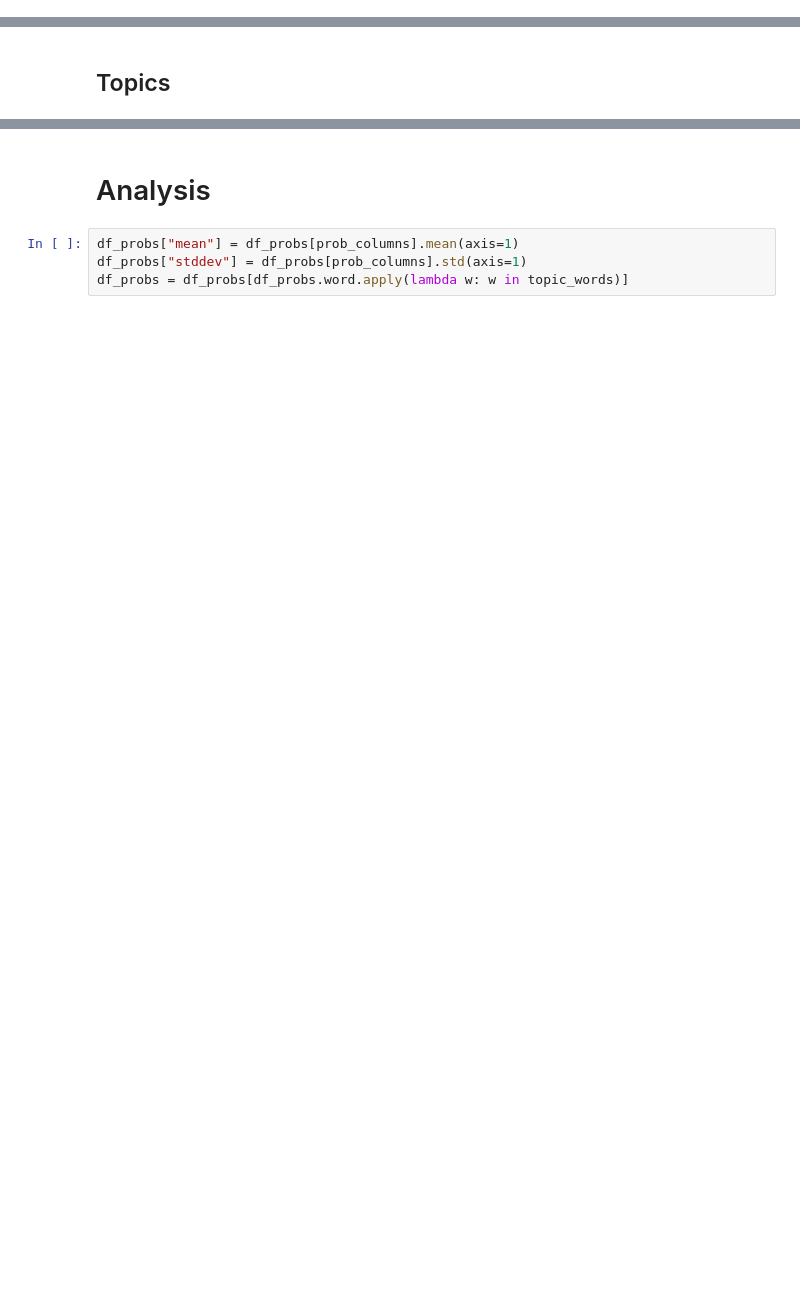
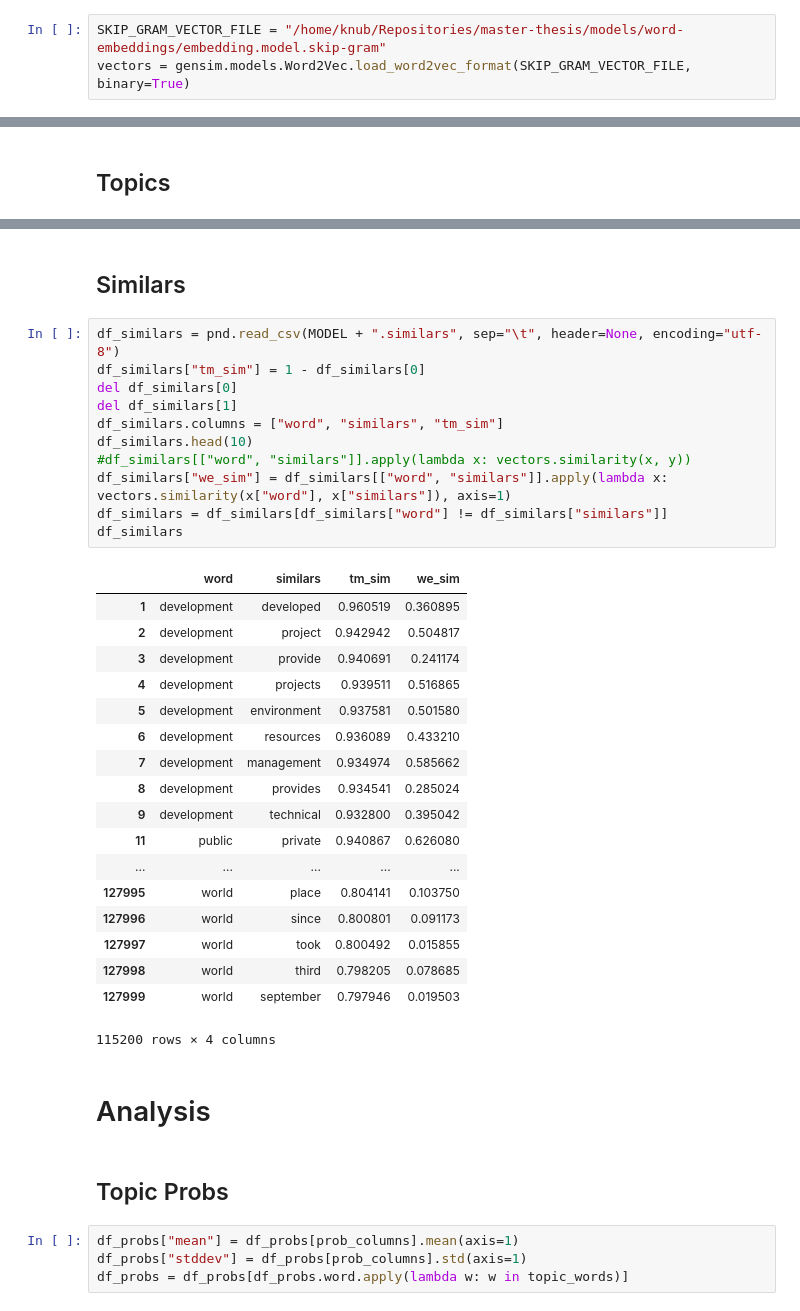
Before and after one commit to knub/master-thesis, a Jupyter notebook: notebooks/Topics.ipynb, the cells around one changed output, grey strips where cells are left out. Drawn from its saved outputs; the diff is of its cells as text; blank space fills up the shorter version.

```diff
--- a/notebooks/Topics.ipynb
+++ b/notebooks/Topics.ipynb
@@ -15,2 +27,5 @@ import matplotlib.pyplot as plt
+# %%
+SKIP_GRAM_VECTOR_FILE = "/home/knub/Repositories/master-thesis/models/word-embeddings/embedding.model.skip-gram"
+vectors = gensim.models.Word2Vec.load_word2vec_format(SKIP_GRAM_VECTOR_FILE, binary=True)
 # %% [markdown]
 ## Topic Probs
@@ -35,5 +58,39 @@ topic_words = set(df_topics.values.flatten())
+# %% [markdown]
+## Similars
+# %%
+df_similars = pnd.read_csv(MODEL + ".similars", sep="\t", header=None, encoding="utf-8")
+df_similars["tm_sim"] = 1 - df_similars[0]
+del df_similars[0]
+del df_similars[1]
+df_similars.columns = ["word", "similars", "tm_sim"]
+df_similars.head(10)
+#df_similars[["word", "similars"]].apply(lambda x: vectors.similarity(x, y))
+df_similars["we_sim"] = df_similars[["word", "similars"]].apply(lambda x: vectors.similarity(x["word"], x["similars"]), axis=1)
+df_similars = df_similars[df_similars["word"] != df_similars["similars"]]
+df_similars
+# %% [output]
+|  | word | similars | tm_sim | we_sim |
+| 1 | development | developed | 0.960519 | 0.360895 |
+| 2 | development | project | 0.942942 | 0.504817 |
+| 3 | development | provide | 0.940691 | 0.241174 |
+| 4 | development | projects | 0.939511 | 0.516865 |
+| 5 | development | environment | 0.937581 | 0.501580 |
+| 6 | development | resources | 0.936089 | 0.433210 |
+| 7 | development | management | 0.934974 | 0.585662 |
+| 8 | development | provides | 0.934541 | 0.285024 |
+| 9 | development | technical | 0.932800 | 0.395042 |
+| 11 | public | private | 0.940867 | 0.626080 |
+| ... | ... | ... | ... | ... |
+| 127995 | world | place | 0.804141 | 0.103750 |
+| 127996 | world | since | 0.800801 | 0.091173 |
+| 127997 | world | took | 0.800492 | 0.015855 |
+| 127998 | world | third | 0.798205 | 0.078685 |
+| 127999 | world | september | 0.797946 | 0.019503 |
+115200 rows × 4 columns
 # %% [markdown]
 # Analysis
+# %% [markdown]
+## Topic Probs
 # %%
 df_probs["mean"] = df_probs[prob_columns].mean(axis=1)
 df_probs["stddev"] = df_probs[prob_columns].std(axis=1)
```
Also changed, not shown: parts of 25 cells of this notebook.
